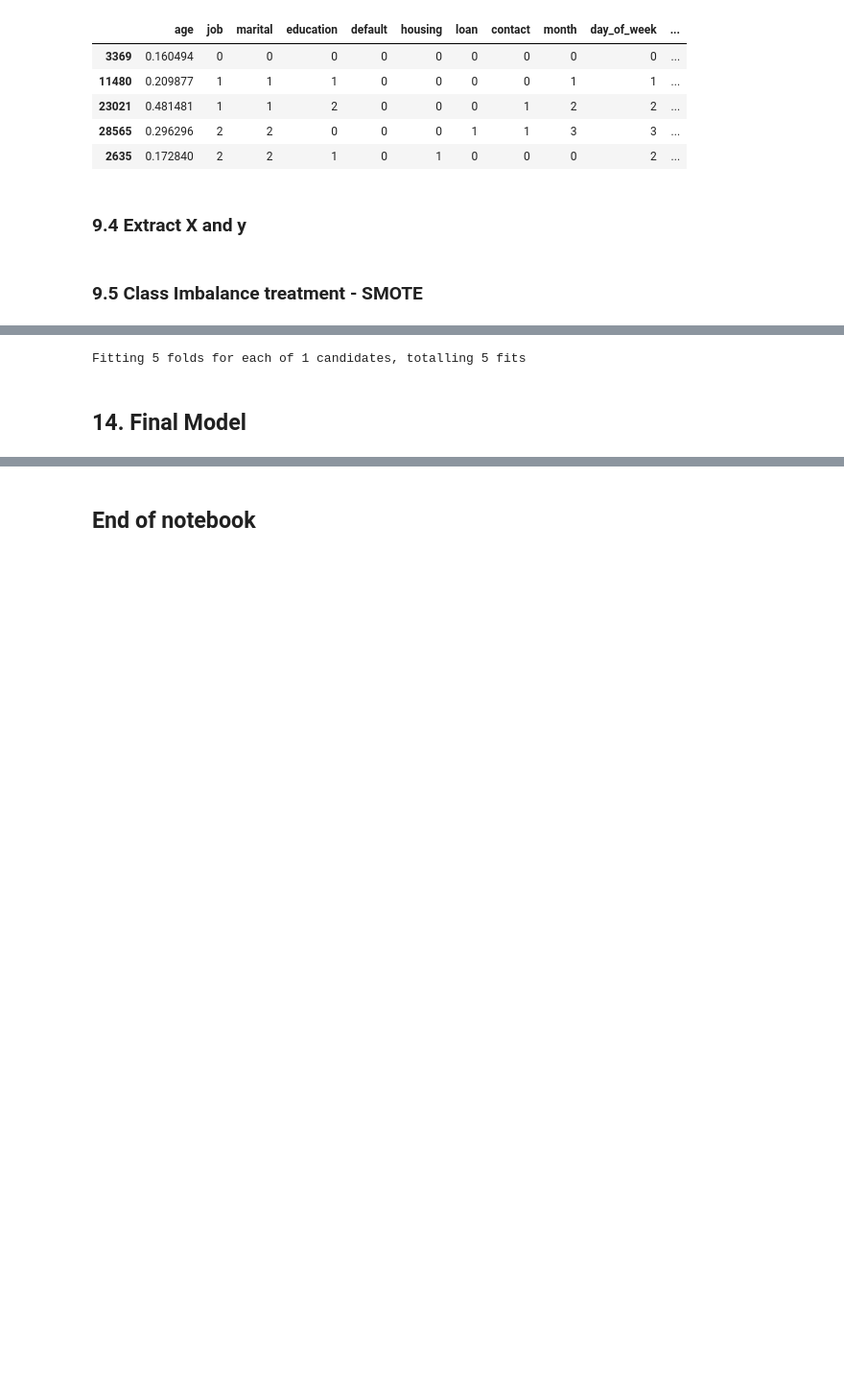
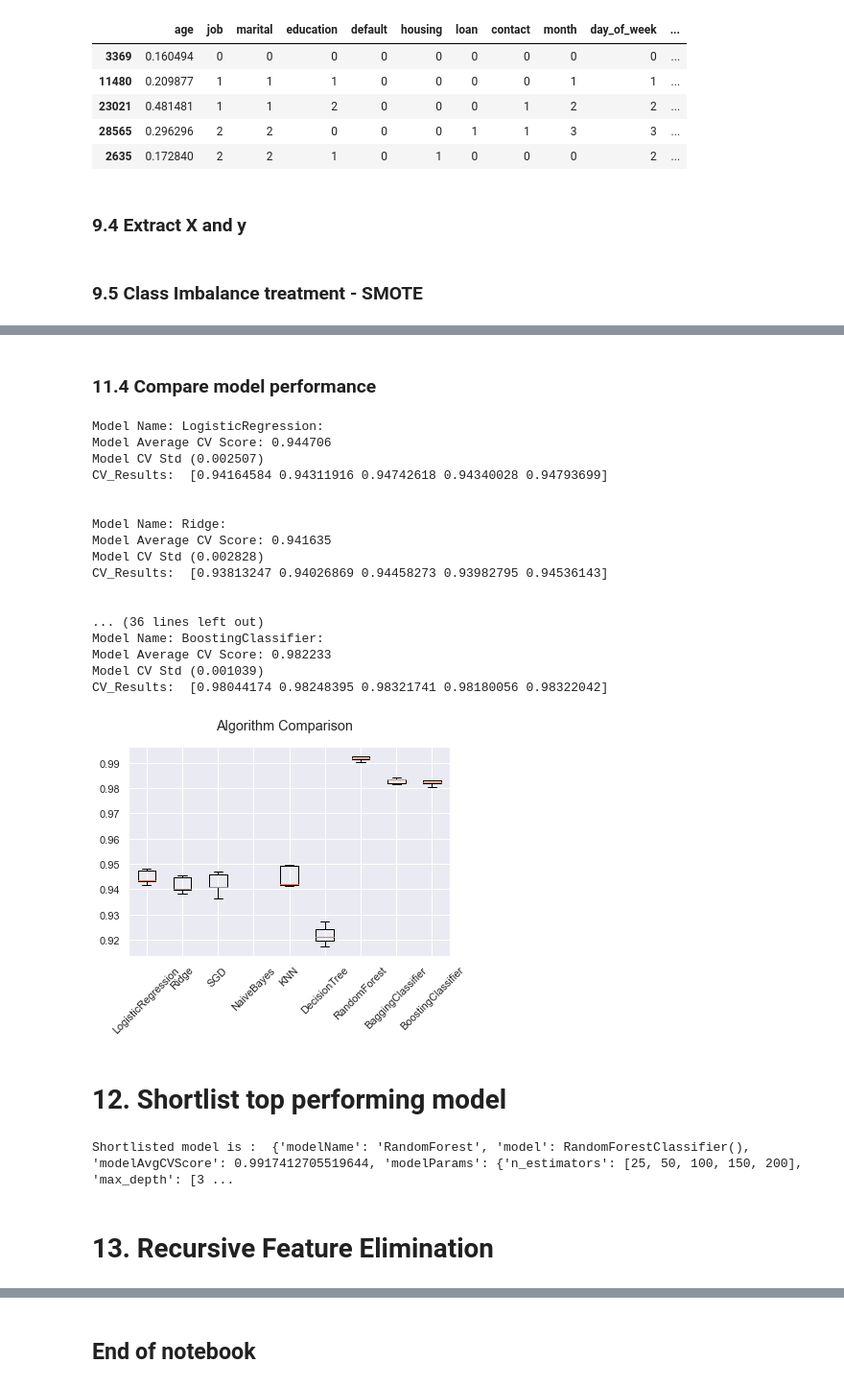
Before and after one commit to ankurdhamija83/Data-Science-Portfolio, a Jupyter notebook: Applied-ML-Models/Bank-Fixed-Deposit-Subscriber/Bank-Marketing-Database.ipynb, the cells around one changed output, grey strips where cells are left out. Shown at 96% size. Saved outputs shown, nothing was run; the diff lists cells and outputs as text; code cells hidden in the pictures; blank space fills up the shorter version.

```diff
--- a/Applied-ML-Models/Bank-Fixed-Deposit-Subscriber/Bank-Marketing-Database.ipynb
+++ b/Applied-ML-Models/Bank-Fixed-Deposit-Subscriber/Bank-Marketing-Database.ipynb
@@ -642,0 +592,15 @@ X_train.shape
+# %%
+#Minimun number of features for RFE
+min_features = 2
+
+#Maximum number of features for RFE
+max_features = X_train.shape[1]
+
+#Step size in RFECV
+rfecvStep = 3
+
+#Perform manual RFE
+rfeStatus = False
+
+#Perform Auto RFE
+rfeCVStatus = True
@@ -643,3 +826,3 @@ X_train.shape
 # %%
 #Instantiate Models class
-modelObj = Models(models, names, min_features, max_features, scoring, n_splits, random_state, shuffle, rfecvStep, params)
+modelObj = Models(models, min_features, max_features, rfecvStep, scoring, n_splits, random_state, shuffle, rfeStatus, rfeCVStatus)
@@ -774,6 +846,37 @@ params = {'penalty': ['l1'], 'C':[100], 'solver': ["liblinear"]}
-# %%
-finalModel = modelObj.hyperParameterOptimization(params)
-# %% [output]
-Fitting 5 folds for each of 1 candidates, totalling 5 fits
-# %% [markdown]
-## 14. Final Model
+# %% [markdown]
+### 11.4 Compare model performance
+# %%
+#Store CV results and names of various models
+results = [x["cvResults"] for x in modelObj.models]
+names = [x["modelName"] for x in modelObj.models]
+# %%
+#Plot the results
+modelObj.compareModels(results, names)
+# %% [output]
+Model Name: LogisticRegression:
+Model Average CV Score: 0.944706
+Model CV Std (0.002507)
+CV_Results:  [0.94164584 0.94311916 0.94742618 0.94340028 0.94793699]
+
+
+Model Name: Ridge:
+Model Average CV Score: 0.941635
+Model CV Std (0.002828)
+CV_Results:  [0.93813247 0.94026869 0.94458273 0.93982795 0.94536143]
+
+
+... (36 lines left out)
+Model Name: BoostingClassifier:
+Model Average CV Score: 0.982233
+Model CV Std (0.001039)
+CV_Results:  [0.98044174 0.98248395 0.98321741 0.98180056 0.98322042]
+[figure, added]
+# %% [markdown]
+# 12. Shortlist top performing model
+# %%
+#Set the shortlisted Model
+modelObj.getShortlistedModel()
+# %% [output]
+Shortlisted model is :  {'modelName': 'RandomForest', 'model': RandomForestClassifier(), 'modelAvgCVScore': 0.9917412705519644, 'modelParams': {'n_estimators': [25, 50, 100, 150, 200], 'max_depth': [3 ...
+# %% [markdown]
+# 13. Recursive Feature Elimination
```
Also changed, not shown: parts of 62 cells of this notebook, 1 other file.
